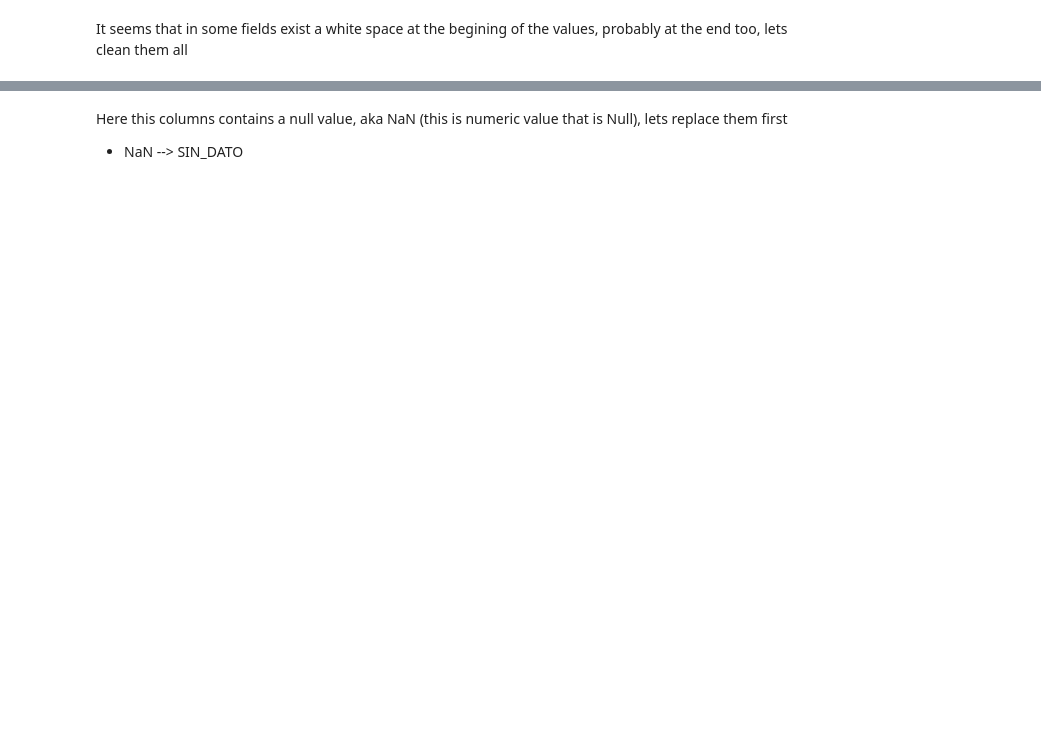
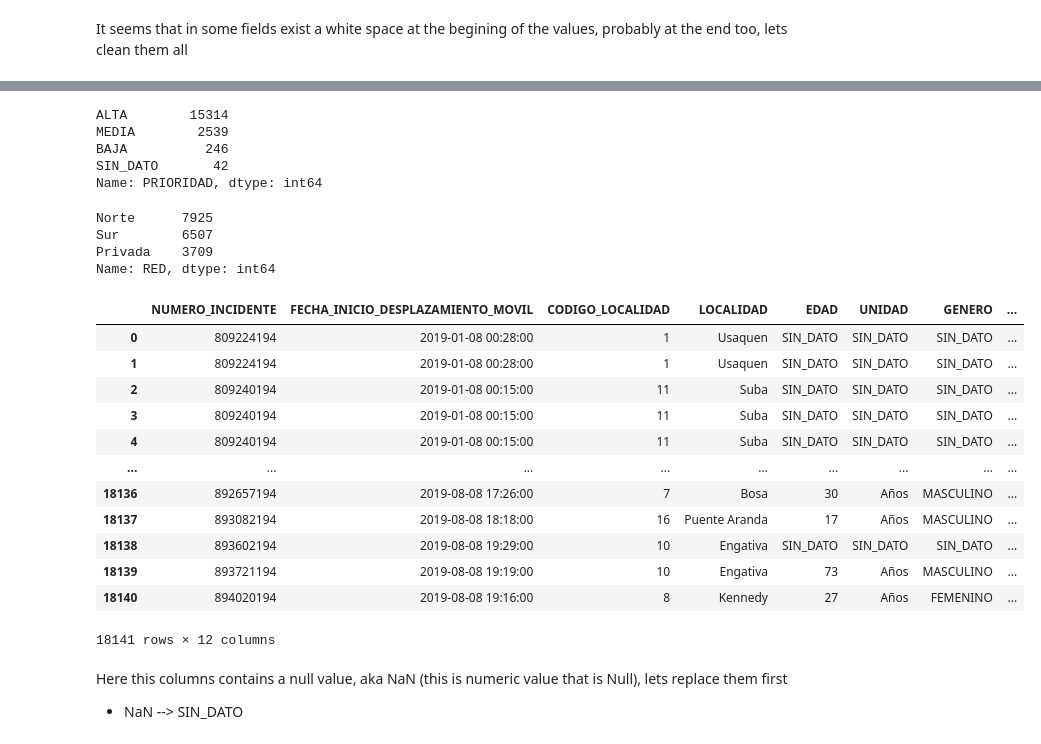
Before and after one commit to Rgalindo85/ESEIT_BigData, a Jupyter notebook: notebooks/0.1.rgalindo-clean-data-july-2019.ipynb, the cells around one changed output, grey strips where cells are left out. Cells and saved outputs as stored; diff of their text form; code cells hidden in the pictures; blank space fills up the shorter version.

```diff
--- a/notebooks/0.1.rgalindo-clean-data-july-2019.ipynb
+++ b/notebooks/0.1.rgalindo-clean-data-july-2019.ipynb
@@ -199,3 +325,38 @@ Name: CLASIFICACION_FINAL, dtype: int64
+# %%
+col = 'PRIORIDAD'
+raw_data[col].fillna('SIN_DATO').value_counts()
+# %% [output]
+ALTA        15314
+MEDIA        2539
+BAJA          246
+SIN_DATO       42
+Name: PRIORIDAD, dtype: int64
+# %%
+col = 'RED'
+raw_data[col].fillna('SIN_DATO').value_counts()
+# %% [output]
+Norte      7925
+Sur        6507
+Privada    3709
+Name: RED, dtype: int64
+# %%
+col = 'FECHA_INICIO_DESPLAZAMIENTO_MOVIL'
+raw_data[col] = pd.to_datetime(raw_data[col])
+raw_data
+# %% [output]
+|  | NUMERO_INCIDENTE | FECHA_INICIO_DESPLAZAMIENTO_MOVIL | CODIGO_LOCALIDAD | LOCALIDAD | EDAD | UNIDAD | GENERO | ... |
+| 0 | 809224194 | 2019-01-08 00:28:00 | 1 | Usaquen | SIN_DATO | SIN_DATO | SIN_DATO | ... |
+| 1 | 809224194 | 2019-01-08 00:28:00 | 1 | Usaquen | SIN_DATO | SIN_DATO | SIN_DATO | ... |
+| 2 | 809240194 | 2019-01-08 00:15:00 | 11 | Suba | SIN_DATO | SIN_DATO | SIN_DATO | ... |
+| 3 | 809240194 | 2019-01-08 00:15:00 | 11 | Suba | SIN_DATO | SIN_DATO | SIN_DATO | ... |
+| 4 | 809240194 | 2019-01-08 00:15:00 | 11 | Suba | SIN_DATO | SIN_DATO | SIN_DATO | ... |
+| ... | ... | ... | ... | ... | ... | ... | ... | ... |
+| 18136 | 892657194 | 2019-08-08 17:26:00 | 7 | Bosa | 30 | Años | MASCULINO | ... |
+| 18137 | 893082194 | 2019-08-08 18:18:00 | 16 | Puente Aranda | 17 | Años | MASCULINO | ... |
+| 18138 | 893602194 | 2019-08-08 19:29:00 | 10 | Engativa | SIN_DATO | SIN_DATO | SIN_DATO | ... |
+| 18139 | 893721194 | 2019-08-08 19:19:00 | 10 | Engativa | 73 | Años | MASCULINO | ... |
+| 18140 | 894020194 | 2019-08-08 19:16:00 | 8 | Kennedy | 27 | Años | FEMENINO | ... |
+18141 rows × 12 columns
 # %% [markdown]
 Here this columns contains a null value, aka NaN (this is numeric value that is Null), lets replace them first
 * NaN --> SIN_DATO
```
Also changed, not shown: parts of 28 cells of this notebook.
